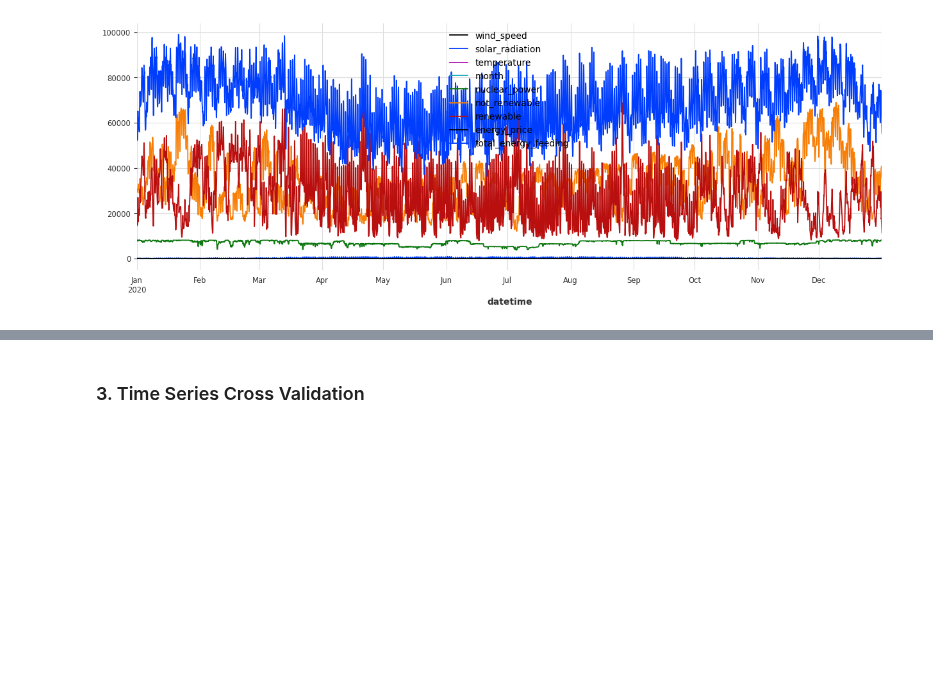
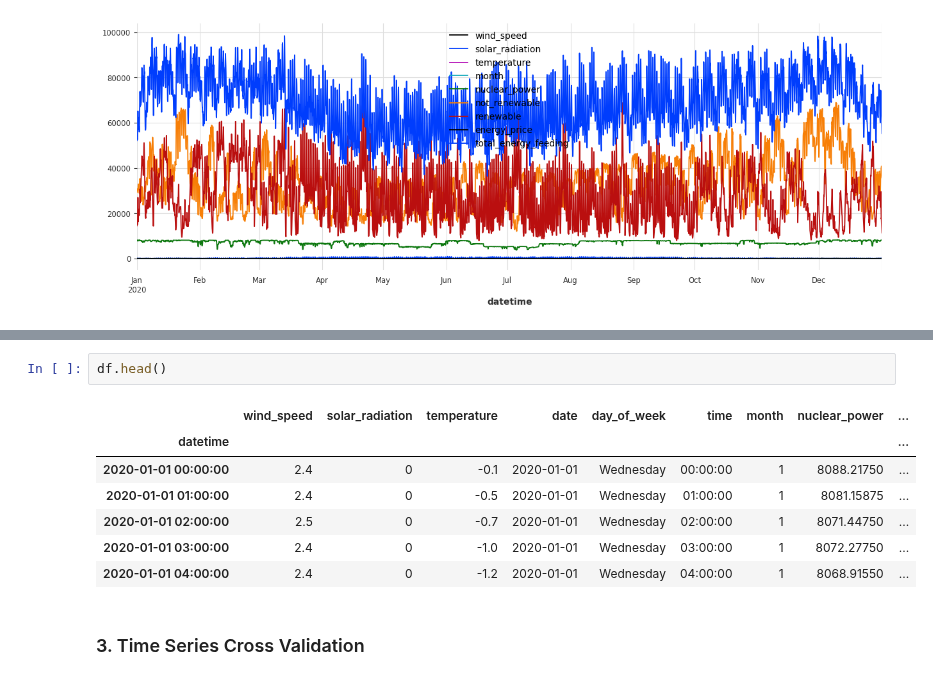
Before and after one commit to M-123-456/team-6-energy-costs, a Jupyter notebook: final_model.ipynb, the cells around one changed output, grey strips where cells are left out. Drawn from its saved outputs; the diff is of its cells as text; blank space fills up the shorter version.

```diff
--- a/final_model.ipynb
+++ b/final_model.ipynb
@@ -31,3 +43,13 @@ df.plot( figsize=(15, 5), color = color_pal)
+# %%
+df.head()
+# %% [output]
+|  | wind_speed | solar_radiation | temperature | date | day_of_week | time | month | nuclear_power | ... |
+| datetime |  |  |  |  |  |  |  |  | ... |
+| 2020-01-01 00:00:00 | 2.4 | 0 | -0.1 | 2020-01-01 | Wednesday | 00:00:00 | 1 | 8088.21750 | ... |
+| 2020-01-01 01:00:00 | 2.4 | 0 | -0.5 | 2020-01-01 | Wednesday | 01:00:00 | 1 | 8081.15875 | ... |
+| 2020-01-01 02:00:00 | 2.5 | 0 | -0.7 | 2020-01-01 | Wednesday | 02:00:00 | 1 | 8071.44750 | ... |
+| 2020-01-01 03:00:00 | 2.4 | 0 | -1.0 | 2020-01-01 | Wednesday | 03:00:00 | 1 | 8072.27750 | ... |
+| 2020-01-01 04:00:00 | 2.4 | 0 | -1.2 | 2020-01-01 | Wednesday | 04:00:00 | 1 | 8068.91550 | ... |
 # %% [markdown]
 ### 3. Time Series Cross Validation
 # %% [markdown]
```
Also changed, not shown: parts of 6 cells of this notebook.
